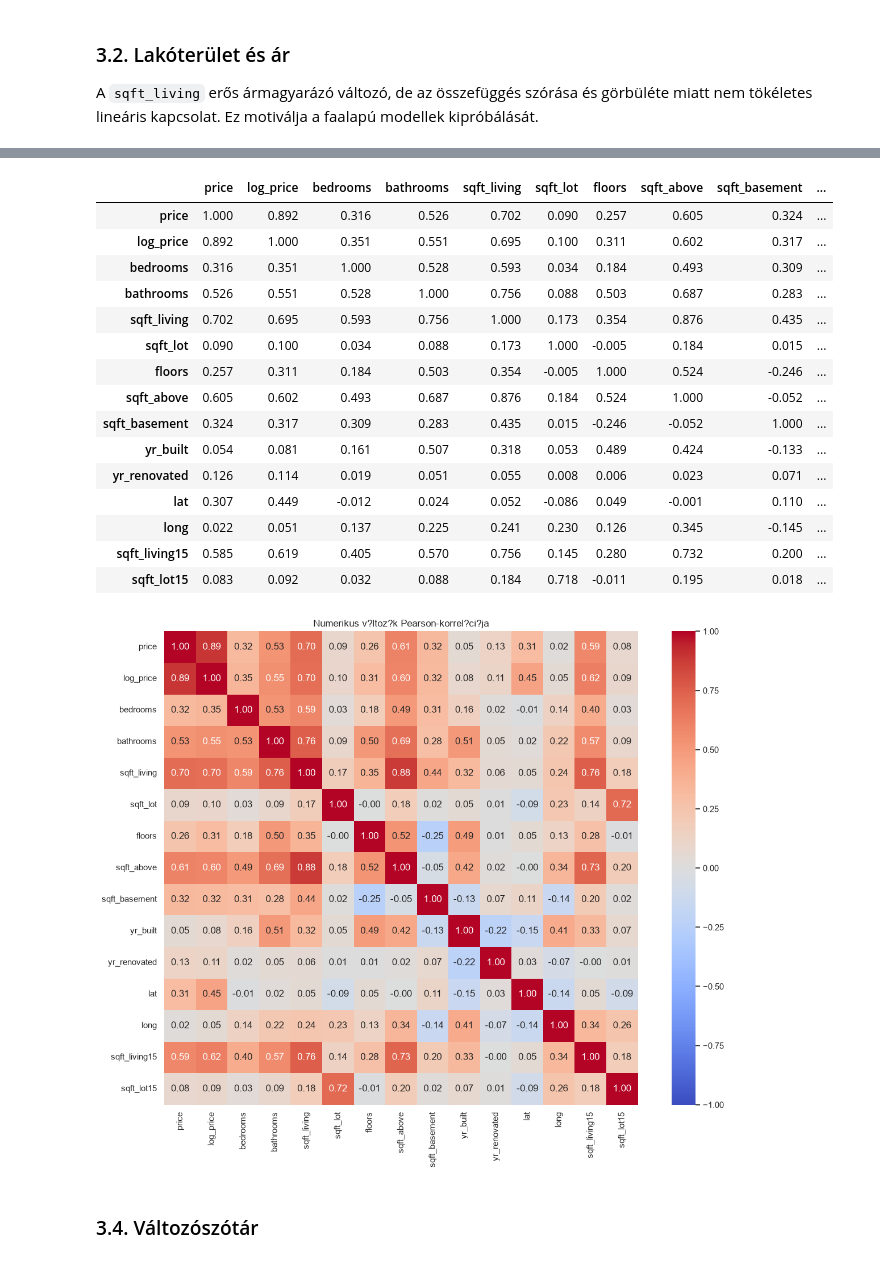
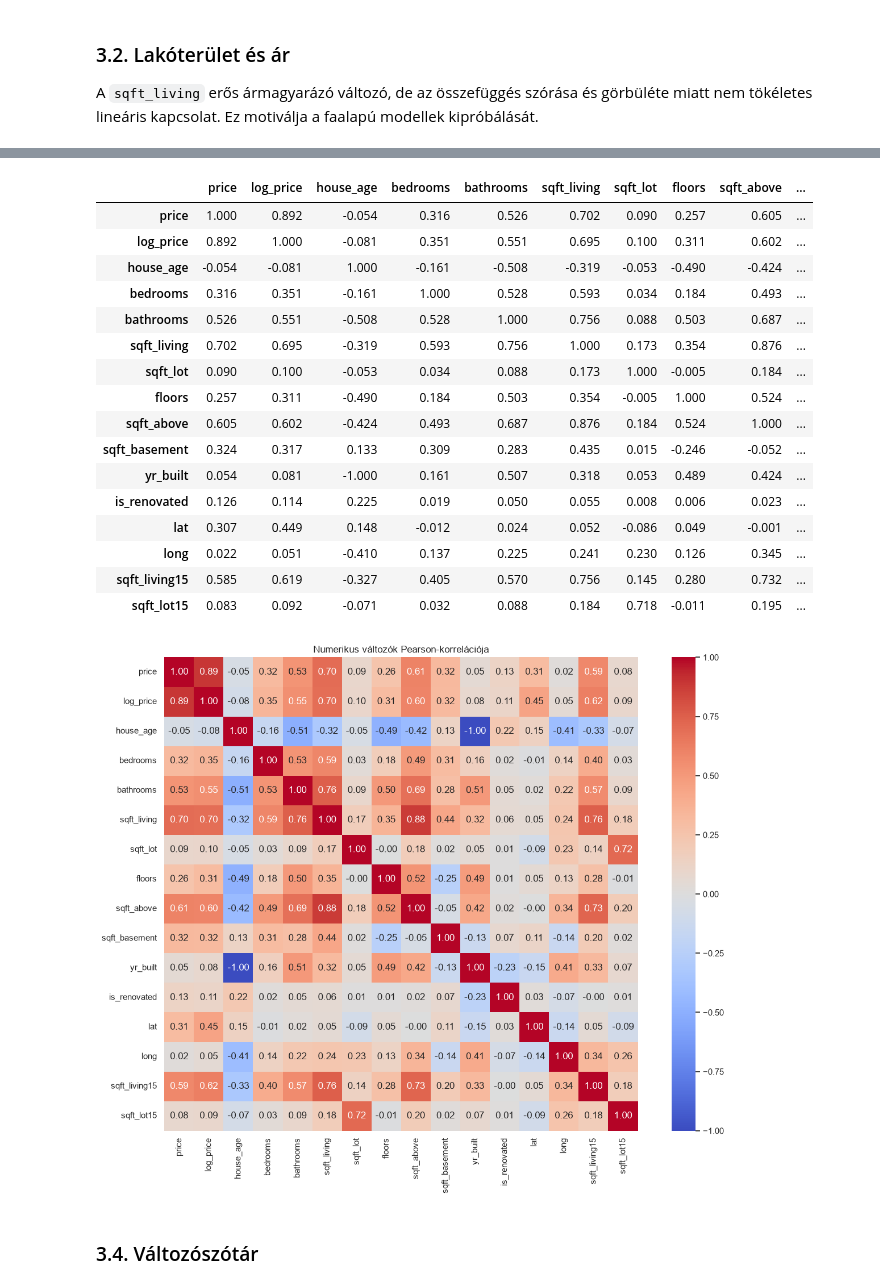
Before and after one commit to Zolester/Data-science-kurzus, a Jupyter notebook: 5. órai házik/king_county_regression_homework.ipynb, the cells around one changed output, grey strips where cells are left out. Cells and saved outputs as stored; diff of their text form; code cells hidden in the pictures.

Commit message:
Improve regression notebook visualizations
Co-authored-by: Copilot App <223556219+Copilot@users.noreply.github.com>

```diff
--- a/5. órai házik/king_county_regression_homework.ipynb
+++ b/5. órai házik/king_county_regression_homework.ipynb
@@ -140,25 +142,26 @@ A következő mátrix Pearson-korrelációkat mutat. Ez lineáris együttmozgás
 # %%
-corr_cols=[c for c in ["price","log_price","bedrooms","bathrooms","sqft_living","sqft_lot","floors","sqft_above","sqft_basement","yr_built","yr_renovated","lat","long","sqft_living15","sqft_lot15"] if c in df]
+corr_cols=[c for c in ["price","log_price","house_age","bedrooms","bathrooms","sqft_living","sqft_lot","floors","sqft_above","sqft_basement","yr_built","is_renovated","lat","long","sqft_living15","sqft_lot15"] if c in df]
 corr=df[corr_cols].corr(); display(corr.round(3))
 plt.figure(figsize=(13,10)); sns.heatmap(corr,cmap="coolwarm",center=0,vmin=-1,vmax=1,annot=True,fmt=".2f",square=True); plt.title("Numerikus változók Pearson-korrelációja"); plt.tight_layout(); plt.show()
 # %% [output]
-|  | price | log_price | bedrooms | bathrooms | sqft_living | sqft_lot | floors | sqft_above | sqft_basement | ... |
-| price | 1.000 | 0.892 | 0.316 | 0.526 | 0.702 | 0.090 | 0.257 | 0.605 | 0.324 | ... |
-| log_price | 0.892 | 1.000 | 0.351 | 0.551 | 0.695 | 0.100 | 0.311 | 0.602 | 0.317 | ... |
-| bedrooms | 0.316 | 0.351 | 1.000 | 0.528 | 0.593 | 0.034 | 0.184 | 0.493 | 0.309 | ... |
-| bathrooms | 0.526 | 0.551 | 0.528 | 1.000 | 0.756 | 0.088 | 0.503 | 0.687 | 0.283 | ... |
-| sqft_living | 0.702 | 0.695 | 0.593 | 0.756 | 1.000 | 0.173 | 0.354 | 0.876 | 0.435 | ... |
-| sqft_lot | 0.090 | 0.100 | 0.034 | 0.088 | 0.173 | 1.000 | -0.005 | 0.184 | 0.015 | ... |
-| floors | 0.257 | 0.311 | 0.184 | 0.503 | 0.354 | -0.005 | 1.000 | 0.524 | -0.246 | ... |
-| sqft_above | 0.605 | 0.602 | 0.493 | 0.687 | 0.876 | 0.184 | 0.524 | 1.000 | -0.052 | ... |
-| sqft_basement | 0.324 | 0.317 | 0.309 | 0.283 | 0.435 | 0.015 | -0.246 | -0.052 | 1.000 | ... |
-| yr_built | 0.054 | 0.081 | 0.161 | 0.507 | 0.318 | 0.053 | 0.489 | 0.424 | -0.133 | ... |
-| yr_renovated | 0.126 | 0.114 | 0.019 | 0.051 | 0.055 | 0.008 | 0.006 | 0.023 | 0.071 | ... |
-| lat | 0.307 | 0.449 | -0.012 | 0.024 | 0.052 | -0.086 | 0.049 | -0.001 | 0.110 | ... |
-| long | 0.022 | 0.051 | 0.137 | 0.225 | 0.241 | 0.230 | 0.126 | 0.345 | -0.145 | ... |
-| sqft_living15 | 0.585 | 0.619 | 0.405 | 0.570 | 0.756 | 0.145 | 0.280 | 0.732 | 0.200 | ... |
-| sqft_lot15 | 0.083 | 0.092 | 0.032 | 0.088 | 0.184 | 0.718 | -0.011 | 0.195 | 0.018 | ... |
+|  | price | log_price | house_age | bedrooms | bathrooms | sqft_living | sqft_lot | floors | sqft_above | ... |
+| price | 1.000 | 0.892 | -0.054 | 0.316 | 0.526 | 0.702 | 0.090 | 0.257 | 0.605 | ... |
+| log_price | 0.892 | 1.000 | -0.081 | 0.351 | 0.551 | 0.695 | 0.100 | 0.311 | 0.602 | ... |
+| house_age | -0.054 | -0.081 | 1.000 | -0.161 | -0.508 | -0.319 | -0.053 | -0.490 | -0.424 | ... |
+| bedrooms | 0.316 | 0.351 | -0.161 | 1.000 | 0.528 | 0.593 | 0.034 | 0.184 | 0.493 | ... |
+| bathrooms | 0.526 | 0.551 | -0.508 | 0.528 | 1.000 | 0.756 | 0.088 | 0.503 | 0.687 | ... |
+| sqft_living | 0.702 | 0.695 | -0.319 | 0.593 | 0.756 | 1.000 | 0.173 | 0.354 | 0.876 | ... |
+| sqft_lot | 0.090 | 0.100 | -0.053 | 0.034 | 0.088 | 0.173 | 1.000 | -0.005 | 0.184 | ... |
+| floors | 0.257 | 0.311 | -0.490 | 0.184 | 0.503 | 0.354 | -0.005 | 1.000 | 0.524 | ... |
+| sqft_above | 0.605 | 0.602 | -0.424 | 0.493 | 0.687 | 0.876 | 0.184 | 0.524 | 1.000 | ... |
+| sqft_basement | 0.324 | 0.317 | 0.133 | 0.309 | 0.283 | 0.435 | 0.015 | -0.246 | -0.052 | ... |
+| yr_built | 0.054 | 0.081 | -1.000 | 0.161 | 0.507 | 0.318 | 0.053 | 0.489 | 0.424 | ... |
+| is_renovated | 0.126 | 0.114 | 0.225 | 0.019 | 0.050 | 0.055 | 0.008 | 0.006 | 0.023 | ... |
+| lat | 0.307 | 0.449 | 0.148 | -0.012 | 0.024 | 0.052 | -0.086 | 0.049 | -0.001 | ... |
+| long | 0.022 | 0.051 | -0.410 | 0.137 | 0.225 | 0.241 | 0.230 | 0.126 | 0.345 | ... |
+| sqft_living15 | 0.585 | 0.619 | -0.327 | 0.405 | 0.570 | 0.756 | 0.145 | 0.280 | 0.732 | ... |
+| sqft_lot15 | 0.083 | 0.092 | -0.071 | 0.032 | 0.088 | 0.184 | 0.718 | -0.011 | 0.195 | ... |
-[figure, old version]
+[figure, new version]
 # %% [markdown]
 ### 3.4. Változószótár
 # %%
```
Also changed, not shown: parts of 9 cells of this notebook.
